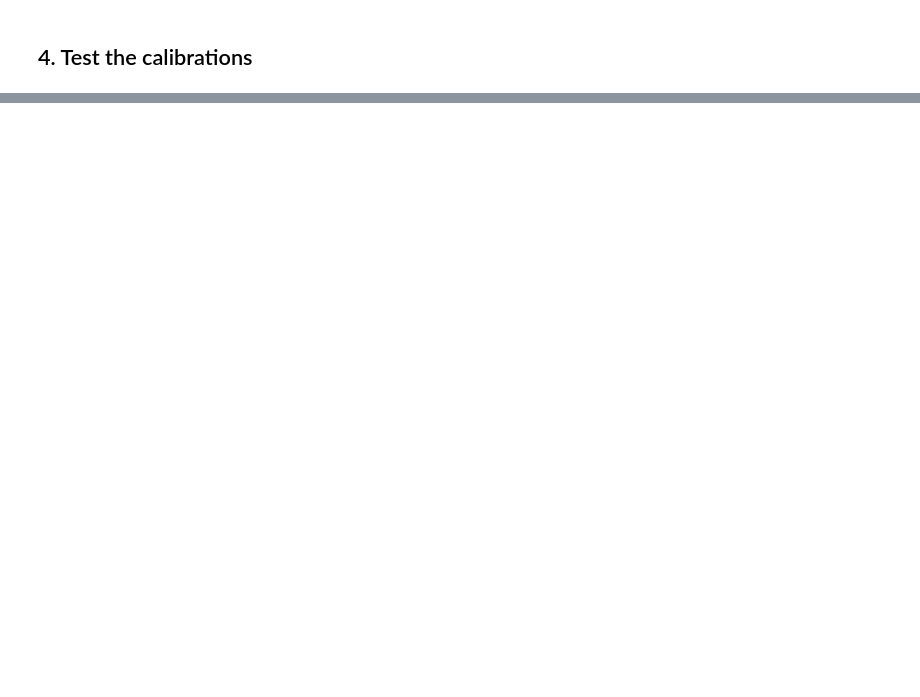
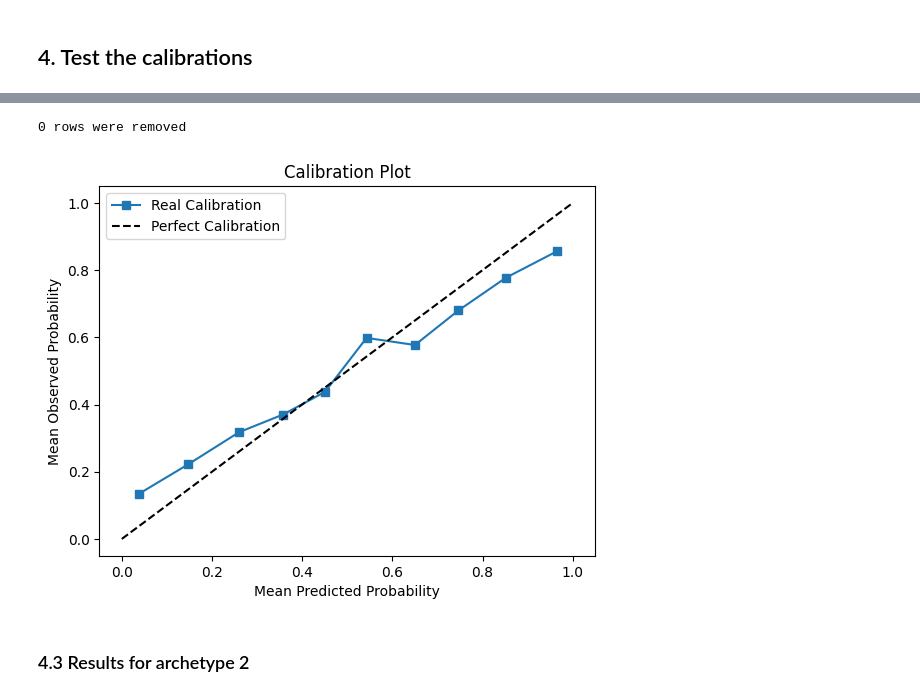
Before and after one commit to UoW-ATM/MultiModX, a Jupyter notebook: notebooks/logit_model_calibration_and_analysis.ipynb, the cells around one changed output, grey strips where cells are left out. Saved outputs shown, nothing was run; the diff lists cells and outputs as text; code cells hidden in the pictures; blank space fills up the shorter version.

```diff
--- a/notebooks/logit_model_calibration_and_analysis.ipynb
+++ b/notebooks/logit_model_calibration_and_analysis.ipynb
@@ -496,3 +509,10 @@ calibration_plot(final_test_improved["archetype_0"],"test")
+# %%
+calibration_plot(final_test_improved["archetype_1"],"Real Calibration")
+# %% [output]
+0 rows were removed
+[figure, added]
+# %% [markdown]
+### 4.3 Results for archetype 2
 # %%
 evaluate_model(final_test_improved["archetype_2"],"arch_2")
 # %% [output]
```
Also changed, not shown: parts of 39 cells of this notebook, 2 other files.
